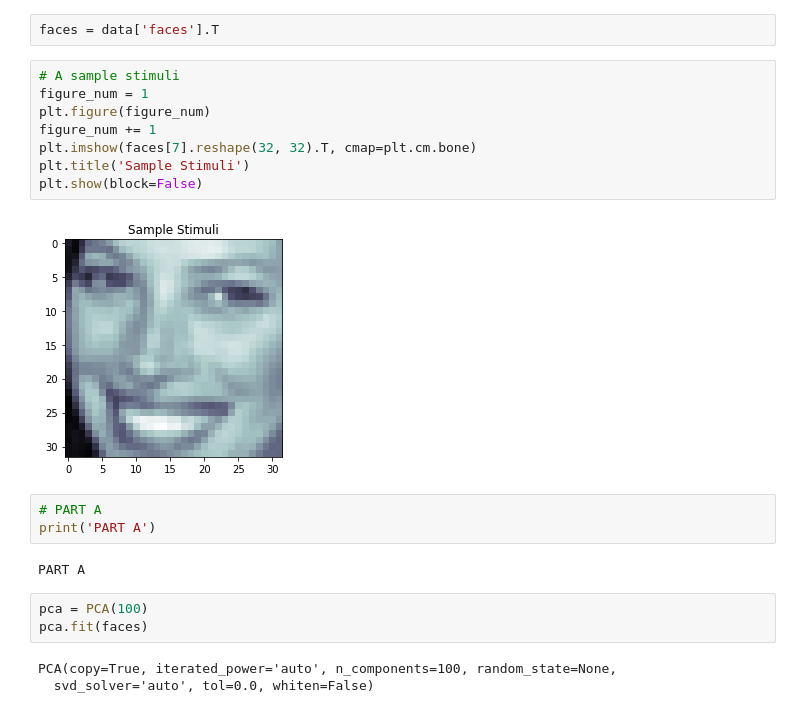
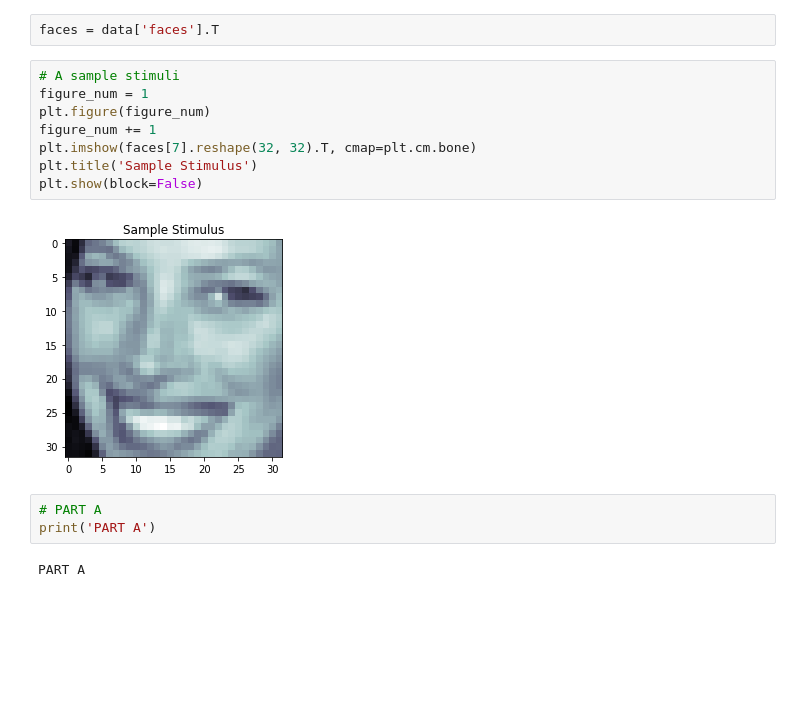
Before and after one commit to efeacer/Bilkent_EEE482_Assignments, a Jupyter notebook: Homework4_EA/Question1.ipynb, the cells around one changed output. Cells and saved outputs as stored; diff of their text form; blank space fills up the shorter version.

```diff
--- a/Homework4_EA/Question1.ipynb
+++ b/Homework4_EA/Question1.ipynb
@@ -28,21 +30,15 @@ faces = data['faces'].T
 # %%
 # A sample stimuli
 figure_num = 1
 plt.figure(figure_num)
 figure_num += 1
 plt.imshow(faces[7].reshape(32, 32).T, cmap=plt.cm.bone)
-plt.title('Sample Stimuli')
+plt.title('Sample Stimulus')
 plt.show(block=False)
 # %% [output]
-[figure, old version]
+[figure, new version]
 # %%
 # PART A
 print('PART A')
 # %% [output]
 PART A
-# %%
-pca = PCA(100)
-pca.fit(faces)
-# %% [output]
-PCA(copy=True, iterated_power='auto', n_components=100, random_state=None,
-  svd_solver='auto', tol=0.0, whiten=False)
```
Also changed, not shown: parts of 45 cells of this notebook, 5 other files.
